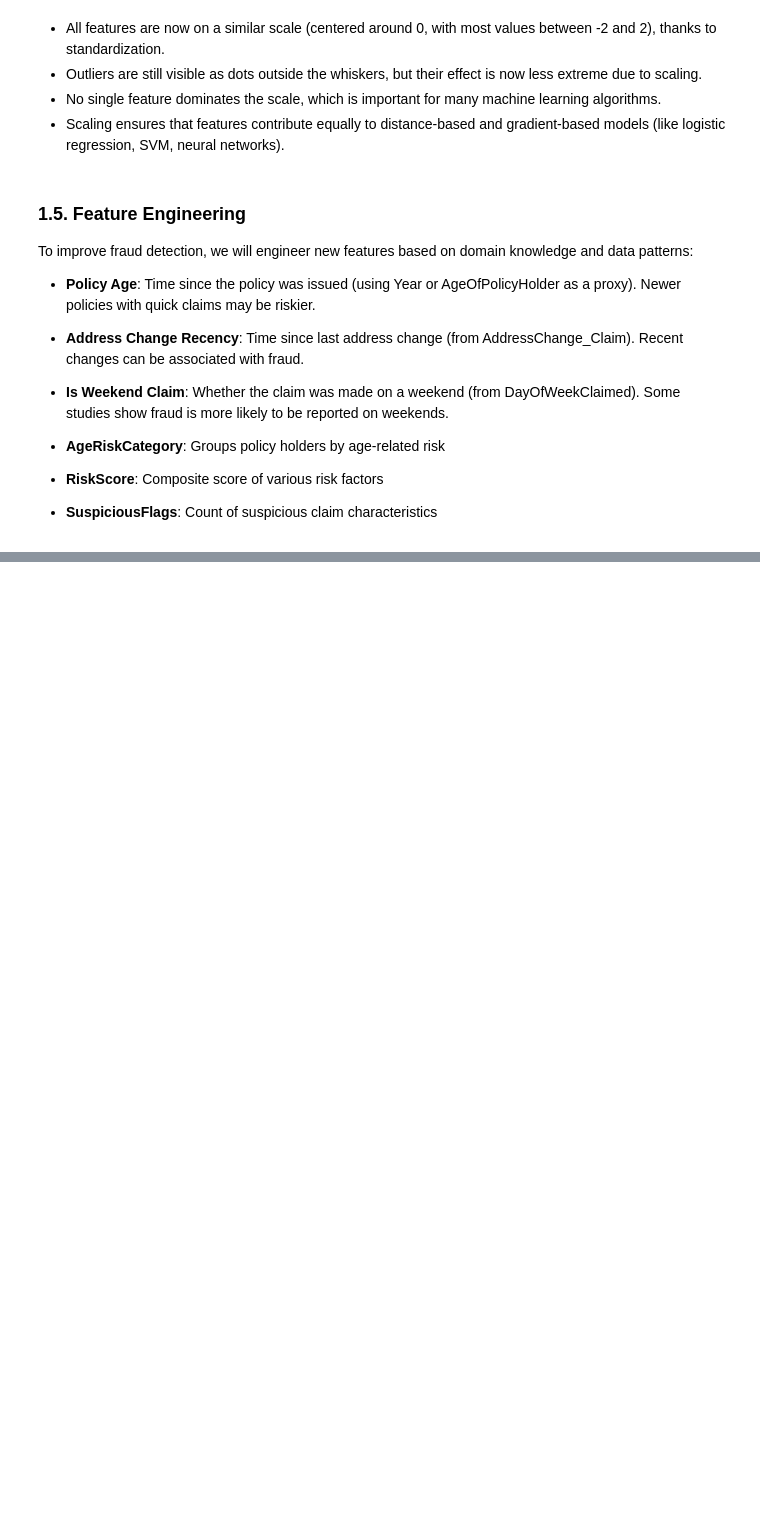
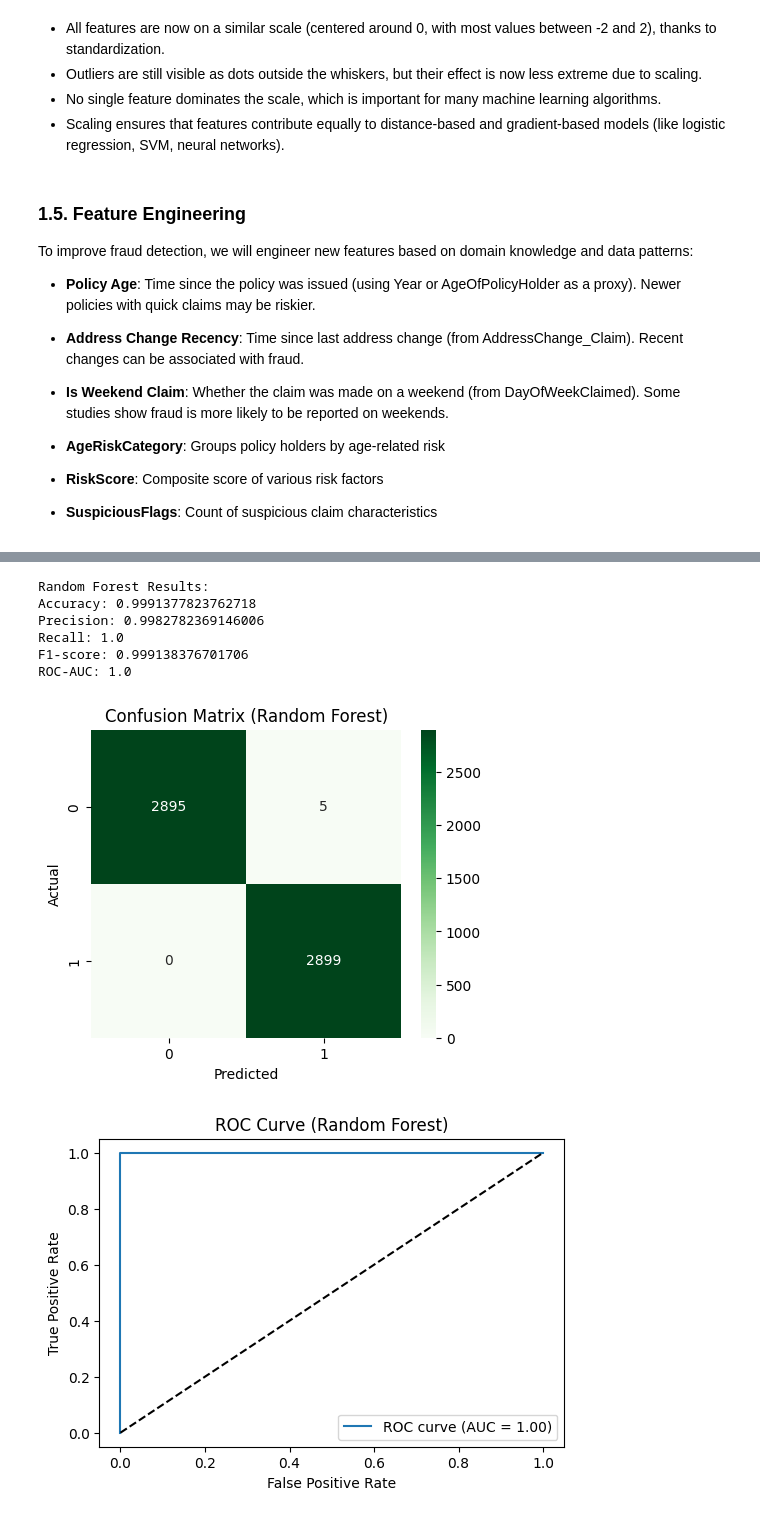
Before and after one commit to ghsaberr/claims-fraud-detection, a Jupyter notebook: claims-fraud-detection.ipynb, the cells around one changed output, grey strips where cells are left out. Drawn from its saved outputs; the diff is of its cells as text; code cells hidden in the pictures; blank space fills up the shorter version.

```diff
--- a/claims-fraud-detection.ipynb
+++ b/claims-fraud-detection.ipynb
@@ -635,0 +717,44 @@ display(X_resampled[['PolicyAge', 'AddressChangeRecency', 'IsWeekendClaim', 'Age
+# %%
+# Random Forest Model
+from sklearn.ensemble import RandomForestClassifier
+
+rf = RandomForestClassifier(n_estimators=100, class_weight='balanced', random_state=42)
+rf.fit(X_train, y_train)
+y_pred_rf = rf.predict(X_test)
+y_proba_rf = rf.predict_proba(X_test)[:, 1]
+
+print("Random Forest Results:")
+print("Accuracy:", accuracy_score(y_test, y_pred_rf))
+print("Precision:", precision_score(y_test, y_pred_rf))
+print("Recall:", recall_score(y_test, y_pred_rf))
+print("F1-score:", f1_score(y_test, y_pred_rf))
+print("ROC-AUC:", roc_auc_score(y_test, y_proba_rf))
+
+# Confusion matrix for Random Forest
+cm_rf = confusion_matrix(y_test, y_pred_rf)
+plt.figure(figsize=(5,4))
+sns.heatmap(cm_rf, annot=True, fmt='d', cmap='Greens')
+plt.title('Confusion Matrix (Random Forest)')
+plt.xlabel('Predicted')
+plt.ylabel('Actual')
+plt.show()
+
+# ROC curve for Random Forest
+fpr_rf, tpr_rf, _ = roc_curve(y_test, y_proba_rf)
+plt.figure(figsize=(6,4))
+plt.plot(fpr_rf, tpr_rf, label=f'ROC curve (AUC = {roc_auc_score(y_test, y_proba_rf):.2f})')
+plt.plot([0,1], [0,1], 'k--')
+plt.xlabel('False Positive Rate')
+plt.ylabel('True Positive Rate')
+plt.title('ROC Curve (Random Forest)')
+plt.legend()
+plt.show()
+# %% [output]
+Random Forest Results:
+Accuracy: 0.9991377823762718
+Precision: 0.9982782369146006
+Recall: 1.0
+F1-score: 0.999138376701706
+ROC-AUC: 1.0
+[figure, added]
+[figure, added]
```
Also changed, not shown: parts of 4 cells of this notebook.
